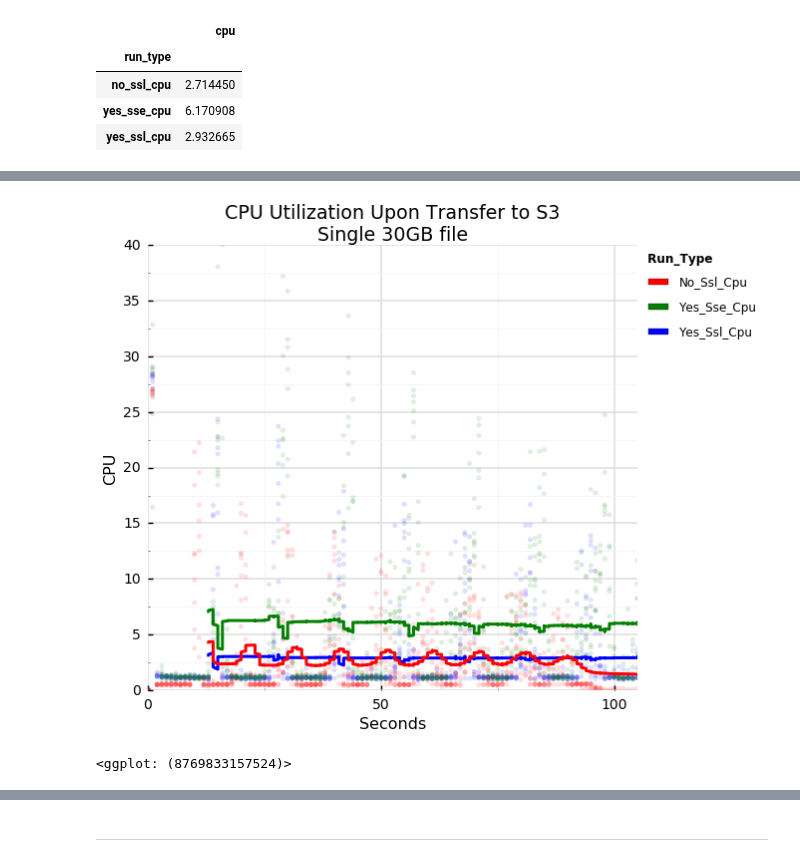
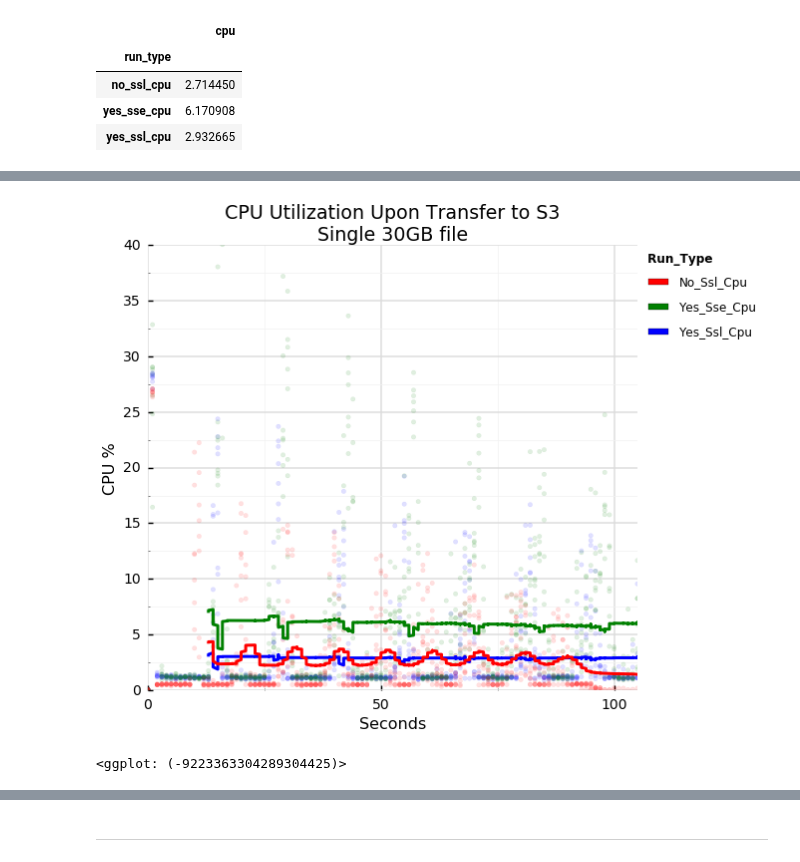
Before and after one commit to philipsoutham/aws-encryption-performance, a Jupyter notebook: To crypto, or not to crypto....ipynb, the cells around one changed output, grey strips where cells are left out. Drawn from its saved outputs; the diff is of its cells as text; code cells hidden in the pictures.

Commit message:
making it easier to switch chart saving on/off

```diff
--- a/To crypto, or not to crypto....ipynb
+++ b/To crypto, or not to crypto....ipynb
@@ -3,6 +3,7 @@ Not measuring or reporting on bandwidth as it was all about the same regardless
 # %%
 # PREAMBLE
 %matplotlib inline
+create_external_graphs = False
 
 import re
 import io
@@ -178,20 +197,21 @@ single_cpu_df[["run_type", "cpu"]].groupby(["run_type"]).mean()
 # %%
 s = ggplot(aes(x='t', y='cpu', color='run_type', fill='run_type'),
            data=single_cpu_df) +\
     stat_smooth(size=3,  alpha=.9, se=False, method="ma", window=105) +\
     geom_jitter(alpha=.12) +\
     xlim(0,105) +\
     ylim(0,40) +\
     xlab("Seconds") +\
-    ylab("CPU") +\
+    ylab("CPU %") +\
     ggtitle("CPU Utilization Upon Transfer to S3\nSingle 30GB file") +\
     scale_color_manual(values=["red", "green", "blue"]) +\
     theme_seaborn(context='talk', style="whitegrid")
-#ggsave("/tmp/single-network-cpu-1.png", s, dpi=96)
+
+if create_external_graphs: ggsave("/tmp/single-network-cpu-1.png", s, dpi=96)
 s
 # %% [output]
-[figure, old version]
+[figure, new version]
-<ggplot: (8769833157524)>
+<ggplot: (-9223363304289304425)>
 # %%
 s = ggplot(aes(x='cpu', color='run_type'), data=single_cpu_df) +\
     geom_density(alpha=.6, size=2) +\
```
Also changed, not shown: parts of 8 cells of this notebook, 2 other files.
